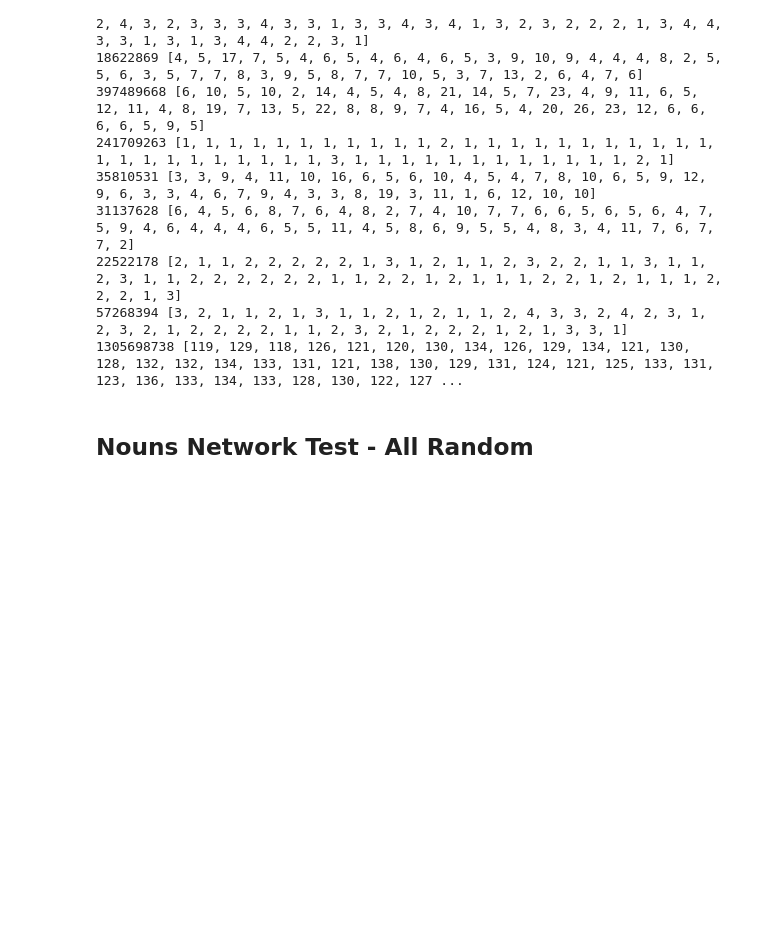
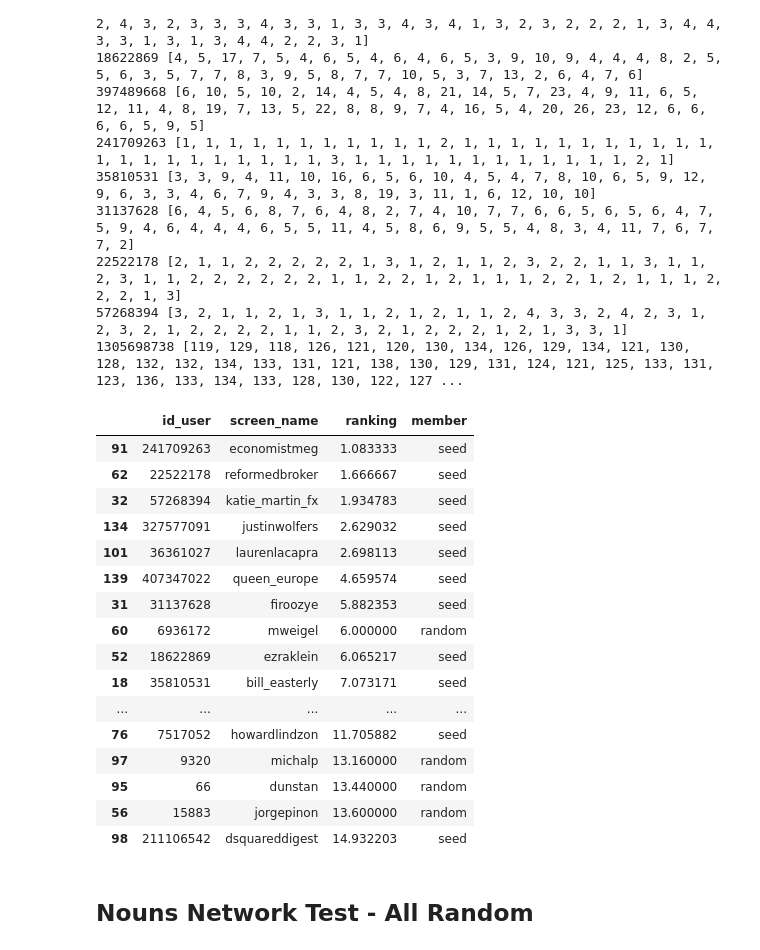
Before and after one commit to DataSciencePolimi/NetSKE, a Jupyter notebook: graphs/Finance Domain - Parallel Test.ipynb, the cells around one changed output. Drawn from its saved outputs; the diff is of its cells as text; code cells hidden in the pictures; blank space fills up the shorter version.

```diff
--- a/graphs/Finance Domain - Parallel Test.ipynb
+++ b/graphs/Finance Domain - Parallel Test.ipynb
@@ -246,6 +255,35 @@ for id_user in candidates_ranking:
 22522178 [2, 1, 1, 2, 2, 2, 2, 2, 1, 3, 1, 2, 1, 1, 2, 3, 2, 2, 1, 1, 3, 1, 1, 2, 3, 1, 1, 2, 2, 2, 2, 2, 2, 1, 1, 2, 2, 1, 2, 1, 1, 1, 2, 2, 1, 2, 1, 1, 1, 2, 2, 2, 1, 3]
 57268394 [3, 2, 1, 1, 2, 1, 3, 1, 1, 2, 1, 2, 1, 1, 2, 4, 3, 3, 2, 4, 2, 3, 1, 2, 3, 2, 1, 2, 2, 2, 2, 1, 1, 2, 3, 2, 1, 2, 2, 2, 1, 2, 1, 3, 3, 1]
 1305698738 [119, 129, 118, 126, 121, 120, 130, 134, 126, 129, 134, 121, 130, 128, 132, 132, 134, 133, 131, 121, 138, 130, 129, 131, 124, 121, 125, 133, 131, 123, 136, 133, 134, 133, 128, 130, 122, 127 ...
+# %%
+allresult = []
+for id_user in all_ranking:
+    allresult.append(tuple(
+        (id_user, data[data['id_user'] == id_user]['username'].values[0], np.mean(all_ranking[id_user]))
+    ))
+# %%
+df_all = pd.DataFrame(allresult, columns=['id_user', 'screen_name', 'ranking']).sort_values(by='ranking')
+df_all['member'] = df_all.apply(lambda x: 'seed' if x['id_user'] in allseeds else 'random', axis=1)
+# %%
+df_all[:20]
+# %% [output]
+|  | id_user | screen_name | ranking | member |
+| 91 | 241709263 | economistmeg | 1.083333 | seed |
+| 62 | 22522178 | reformedbroker | 1.666667 | seed |
+| 32 | 57268394 | katie_martin_fx | 1.934783 | seed |
+| 134 | 327577091 | justinwolfers | 2.629032 | seed |
+| 101 | 36361027 | laurenlacapra | 2.698113 | seed |
+| 139 | 407347022 | queen_europe | 4.659574 | seed |
+| 31 | 31137628 | firoozye | 5.882353 | seed |
+| 60 | 6936172 | mweigel | 6.000000 | random |
+| 52 | 18622869 | ezraklein | 6.065217 | seed |
+| 18 | 35810531 | bill_easterly | 7.073171 | seed |
+| ... | ... | ... | ... | ... |
+| 76 | 7517052 | howardlindzon | 11.705882 | seed |
+| 97 | 9320 | michalp | 13.160000 | random |
+| 95 | 66 | dunstan | 13.440000 | random |
+| 56 | 15883 | jorgepinon | 13.600000 | random |
+| 98 | 211106542 | dsquareddigest | 14.932203 | seed |
 # %% [markdown]
 ## Nouns Network Test - All Random
 # %%
```
Also changed, not shown: parts of 2 cells of this notebook, 16 other files.
